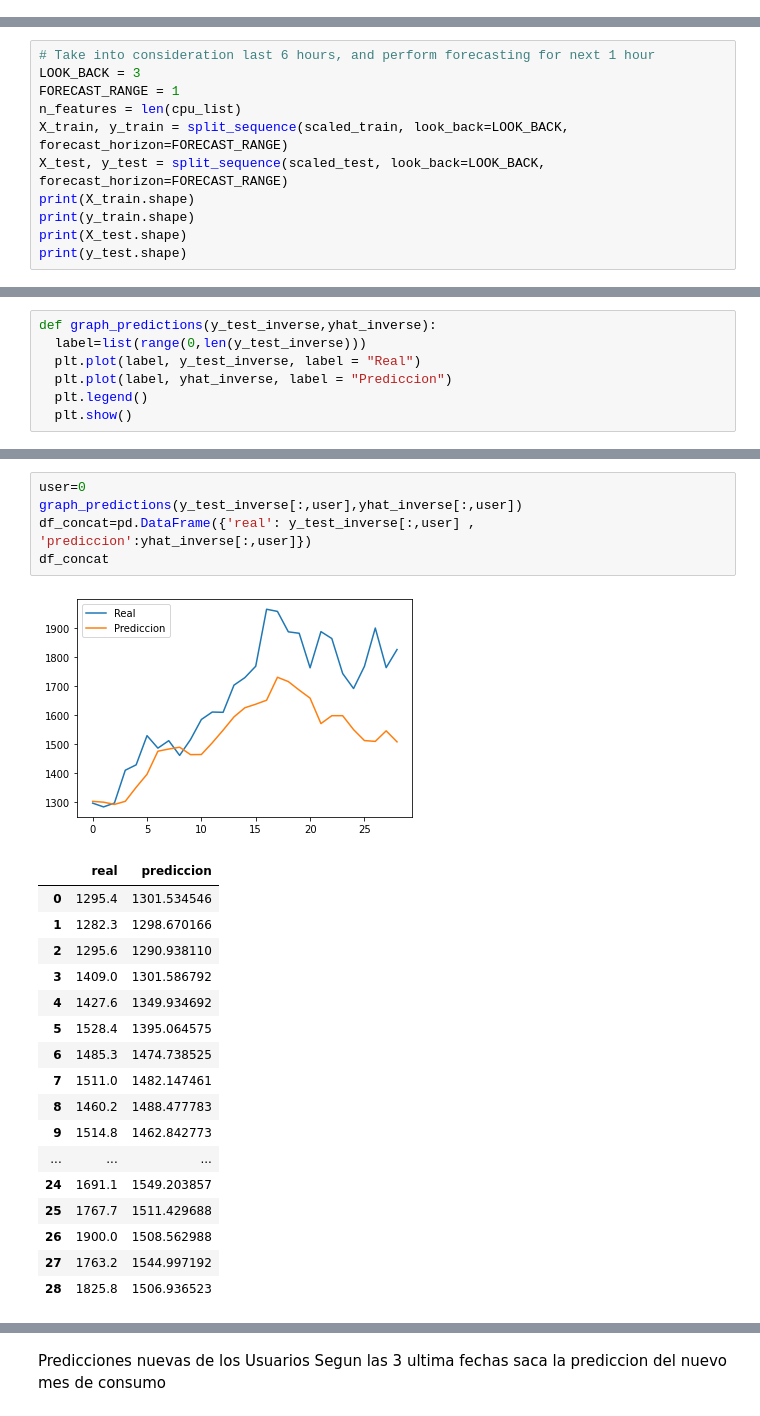
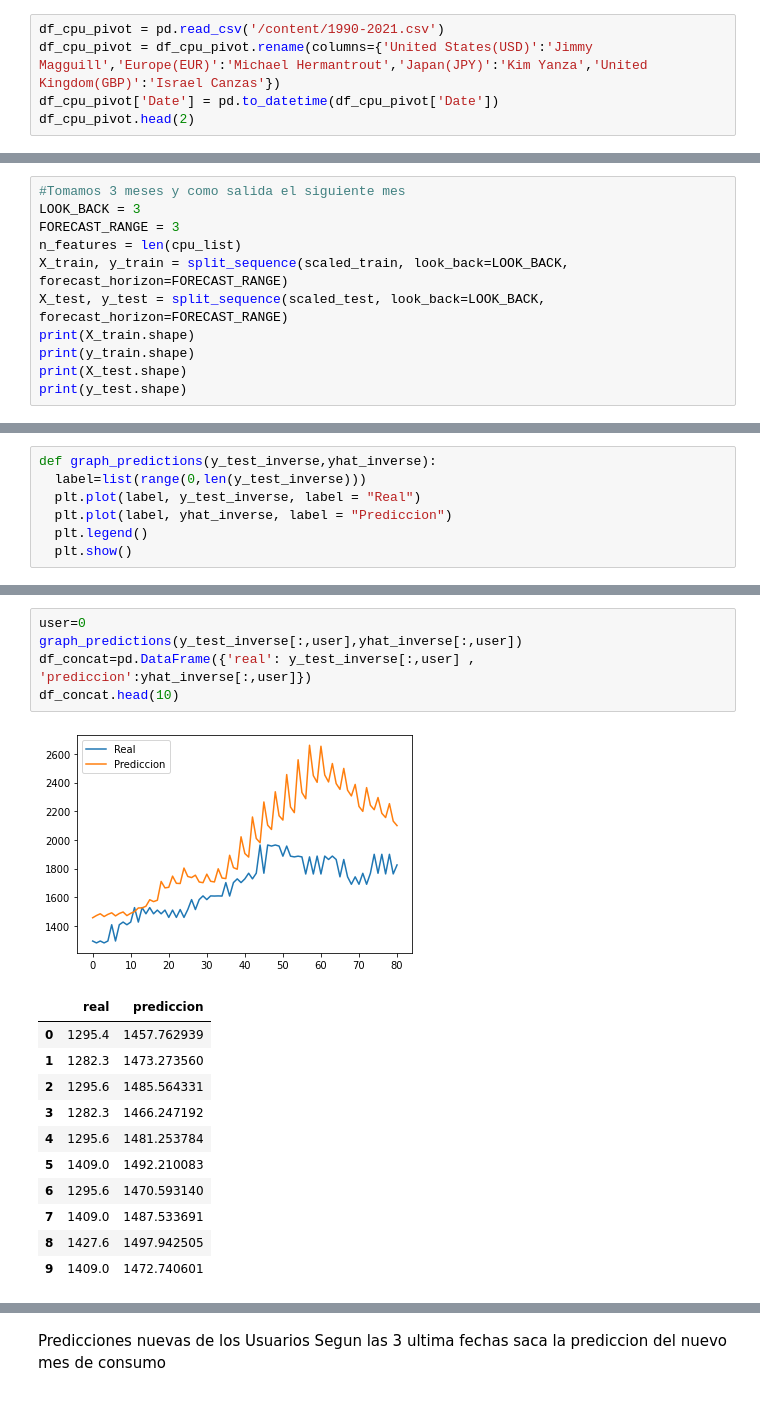
Before and after one commit to bchuchucaa/RNNConsumoDeAgua, a Jupyter notebook: LstmWaterConsumption1990_21.ipynb, the cells around one changed output, grey strips where cells are left out. Saved outputs shown, nothing was run; the diff lists cells and outputs as text.

```diff
--- a/LstmWaterConsumption1990_21.ipynb
+++ b/LstmWaterConsumption1990_21.ipynb
@@ -41,0 +35,5 @@ df_cpu_pivot.tail()
+# %%
+df_cpu_pivot = pd.read_csv('/content/1990-2021.csv')
+df_cpu_pivot = df_cpu_pivot.rename(columns={'United States(USD)':'Jimmy Magguill','Europe(EUR)':'Michael Hermantrout','Japan(JPY)':'Kim Yanza','United Kingdom(GBP)':'Israel Canzas'})
+df_cpu_pivot['Date'] = pd.to_datetime(df_cpu_pivot['Date'])
+df_cpu_pivot.head(2)
@@ -98,9 +99,9 @@ def split_sequence(sequence, look_back, forecast_horizon):
    y.append(seq_y)
  return np.array(X), np.array(y)
 # %%
-# Take into consideration last 6 hours, and perform forecasting for next 1 hour
+#Tomamos 3 meses y como salida el siguiente mes
 LOOK_BACK = 3
-FORECAST_RANGE = 1
+FORECAST_RANGE = 3
 n_features = len(cpu_list)
 X_train, y_train = split_sequence(scaled_train, look_back=LOOK_BACK, forecast_horizon=FORECAST_RANGE)
 X_test, y_test = split_sequence(scaled_test, look_back=LOOK_BACK, forecast_horizon=FORECAST_RANGE)
@@ -235,24 +230,18 @@ WARNING:absl:<keras.layers.recurrent.LSTMCell object at 0x...> has the same name
 # %%
 user=0
 graph_predictions(y_test_inverse[:,user],yhat_inverse[:,user])
 df_concat=pd.DataFrame({'real': y_test_inverse[:,user] , 'prediccion':yhat_inverse[:,user]})
-df_concat
+df_concat.head(10)
 # %% [output]
-[figure, old version]
+[figure, new version]
 |  | real | prediccion |
-| 0 | 1295.4 | 1301.534546 |
-| 1 | 1282.3 | 1298.670166 |
-| 2 | 1295.6 | 1290.938110 |
-| 3 | 1409.0 | 1301.586792 |
-| 4 | 1427.6 | 1349.934692 |
-| 5 | 1528.4 | 1395.064575 |
-| 6 | 1485.3 | 1474.738525 |
-| 7 | 1511.0 | 1482.147461 |
-| 8 | 1460.2 | 1488.477783 |
-| 9 | 1514.8 | 1462.842773 |
-| ... | ... | ... |
-| 24 | 1691.1 | 1549.203857 |
-| 25 | 1767.7 | 1511.429688 |
-| 26 | 1900.0 | 1508.562988 |
-| 27 | 1763.2 | 1544.997192 |
-| 28 | 1825.8 | 1506.936523 |
+| 0 | 1295.4 | 1457.762939 |
+| 1 | 1282.3 | 1473.273560 |
+| 2 | 1295.6 | 1485.564331 |
+| 3 | 1282.3 | 1466.247192 |
+| 4 | 1295.6 | 1481.253784 |
+| 5 | 1409.0 | 1492.210083 |
+| 6 | 1295.6 | 1470.593140 |
+| 7 | 1409.0 | 1487.533691 |
+| 8 | 1427.6 | 1497.942505 |
+| 9 | 1409.0 | 1472.740601 |
```
Also changed, not shown: parts of 30 cells of this notebook.
